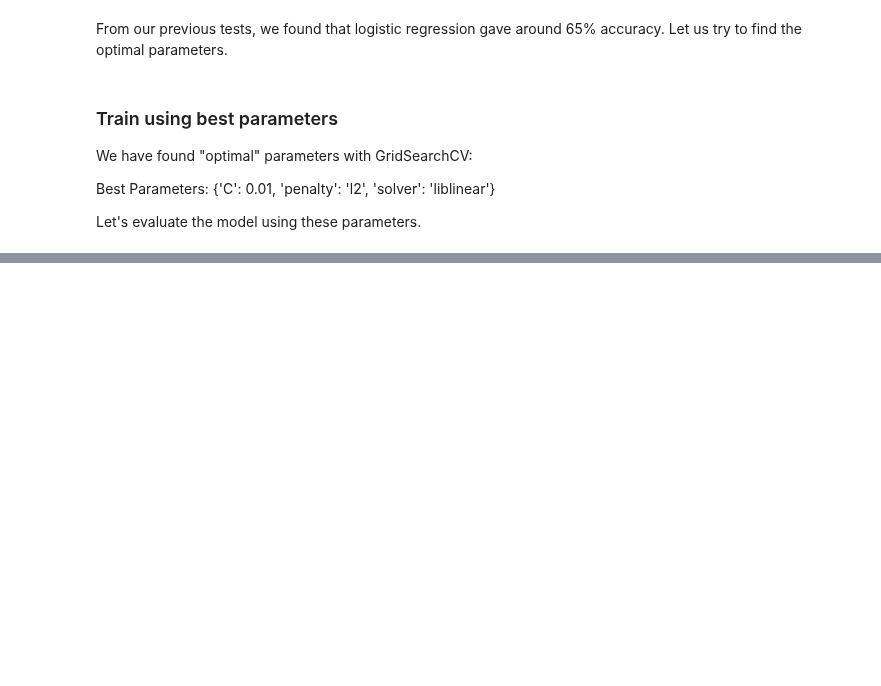
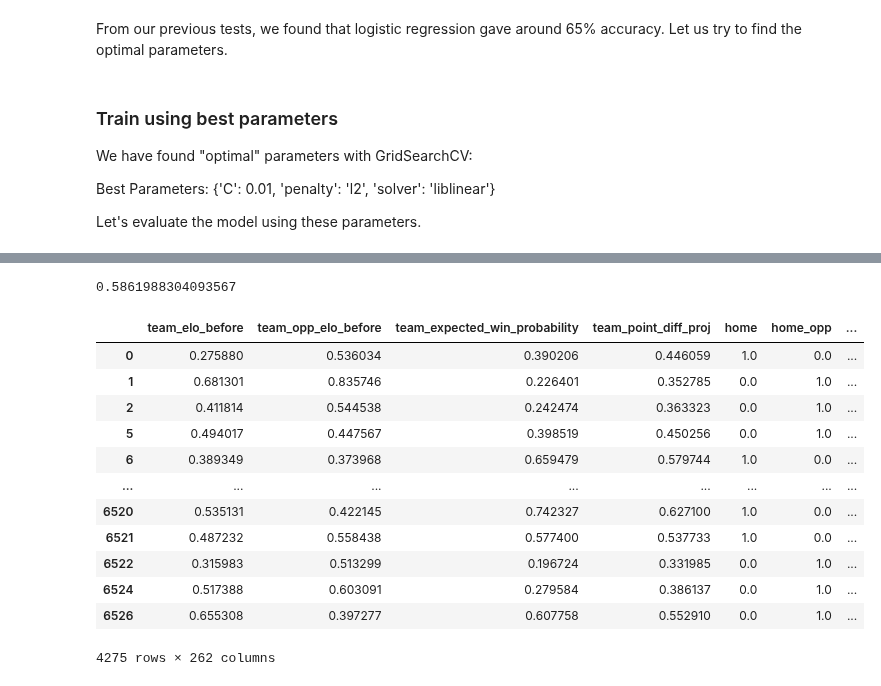
Before and after one commit to rqian239/RunTime, a Jupyter notebook: runtime/notebooks/predict/finalizing_prediction_model.ipynb, the cells around one changed output, grey strips where cells are left out. Drawn from its saved outputs; the diff is of its cells as text; code cells hidden in the pictures; blank space fills up the shorter version.

Commit message:
High conf vs low conf predictions for logistic regression

```diff
--- a/runtime/notebooks/predict/finalizing_prediction_model.ipynb
+++ b/runtime/notebooks/predict/finalizing_prediction_model.ipynb
@@ -179,0 +185,4 @@ print(metrics.accuracy_score(y_test_scaled, y_pred))
+# %%
+# Predict with a probability for each class
+y_pred_prob_log = log_model.predict_proba(x_test_scaled)
+y_pred_prob_log
@@ -179,0 +197,8 @@ print(metrics.accuracy_score(y_test_scaled, y_pred))
+# %%
+prob_threshold = 0.7
+
+# Identify predictions where the probability of either class 0 or class 1 meets or exceeds the threshold
+high_confidence_indices = np.where((y_pred_prob_log[:, 0] >= prob_threshold) | (y_pred_prob_log[:, 1] >= prob_threshold))
+
+high_confidence_indices = list(high_confidence_indices[0])
+print(len(high_confidence_indices))
@@ -179,0 +230,6 @@ print(metrics.accuracy_score(y_test_scaled, y_pred))
+# %%
+## What about the accuracy of those outside of the "high_conf_predictions"?
+
+low_confidence_indices = [i for i in range(len(y_pred_prob_log)) if i not in high_confidence_indices]
+print(len(low_confidence_indices))
+assert len(low_confidence_indices) + len(high_confidence_indices) == len(y_pred_prob_log)
@@ -179,0 +238,6 @@ print(metrics.accuracy_score(y_test_scaled, y_pred))
+# %%
+# Extract the predictions and actual labels for these "low" confidence predictions
+low_conf_predictions = np.argmax(y_pred_prob_log[low_confidence_indices], axis=1)
+low_conf_actual = y_test_scaled.reset_index(drop=True)
+low_conf_actual = low_conf_actual[low_confidence_indices]
+low_conf_actual
@@ -179,0 +257,23 @@ print(metrics.accuracy_score(y_test_scaled, y_pred))
+# %%
+print(metrics.accuracy_score(low_conf_actual, low_conf_predictions))
+# %% [output]
+0.5861988304093567
+# %%
+x_test_low_confidence = x_test_scaled.reset_index(drop=True)
+x_test_low_confidence = x_test_low_confidence.loc[low_confidence_indices]
+assert(x_test_low_confidence.index.values.tolist() == low_conf_actual.index.values.tolist())
+x_test_low_confidence
+# %% [output]
+|  | team_elo_before | team_opp_elo_before | team_expected_win_probability | team_point_diff_proj | home | home_opp | ... |
+| 0 | 0.275880 | 0.536034 | 0.390206 | 0.446059 | 1.0 | 0.0 | ... |
+| 1 | 0.681301 | 0.835746 | 0.226401 | 0.352785 | 0.0 | 1.0 | ... |
+| 2 | 0.411814 | 0.544538 | 0.242474 | 0.363323 | 0.0 | 1.0 | ... |
+| 5 | 0.494017 | 0.447567 | 0.398519 | 0.450256 | 0.0 | 1.0 | ... |
+| 6 | 0.389349 | 0.373968 | 0.659479 | 0.579744 | 1.0 | 0.0 | ... |
+| ... | ... | ... | ... | ... | ... | ... | ... |
+| 6520 | 0.535131 | 0.422145 | 0.742327 | 0.627100 | 1.0 | 0.0 | ... |
+| 6521 | 0.487232 | 0.558438 | 0.577400 | 0.537733 | 1.0 | 0.0 | ... |
+| 6522 | 0.315983 | 0.513299 | 0.196724 | 0.331985 | 0.0 | 1.0 | ... |
+| 6524 | 0.517388 | 0.603091 | 0.279584 | 0.386137 | 0.0 | 1.0 | ... |
+| 6526 | 0.655308 | 0.397277 | 0.607758 | 0.552910 | 0.0 | 1.0 | ... |
+4275 rows × 262 columns
```
Also changed, not shown: parts of 16 cells of this notebook.
